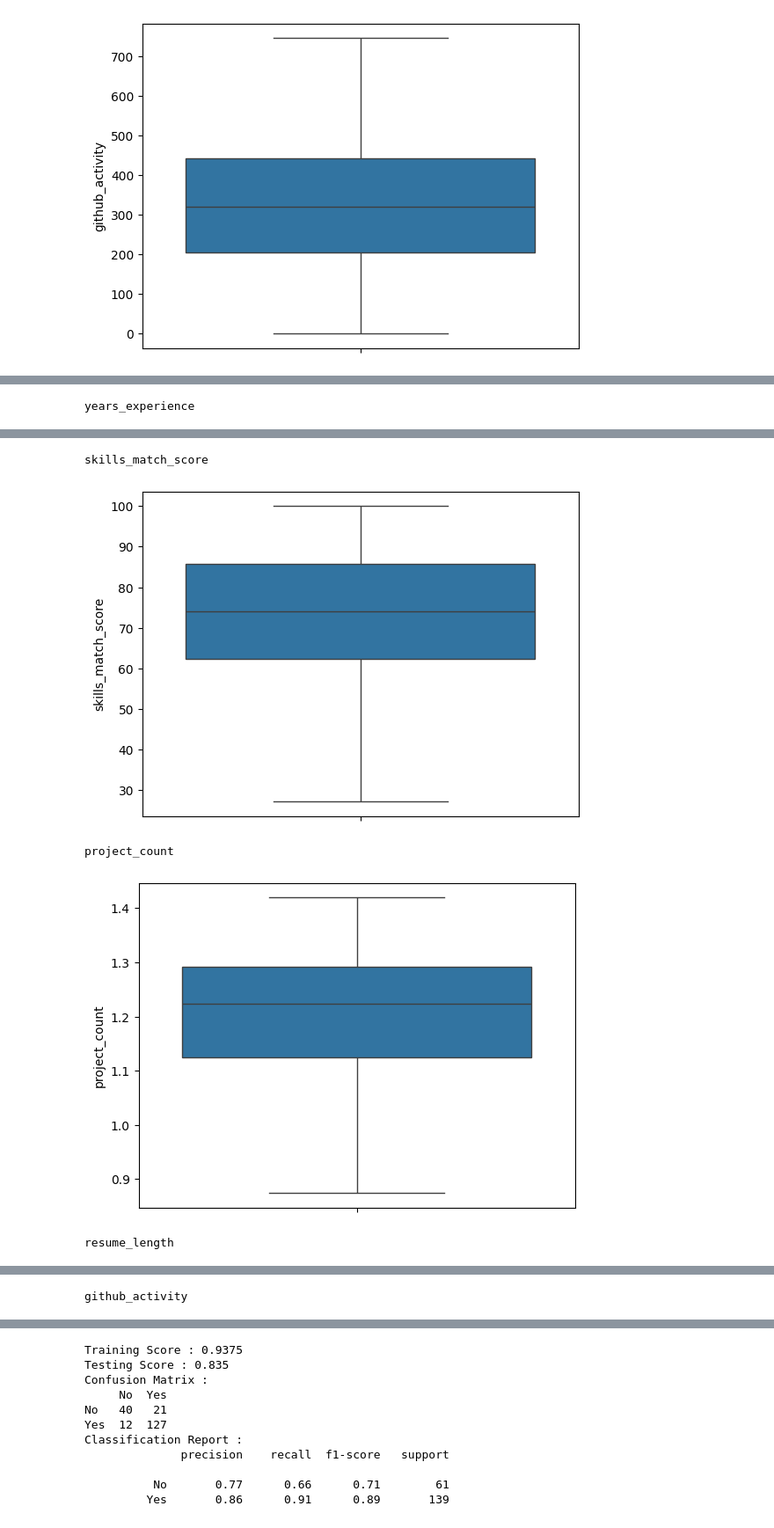
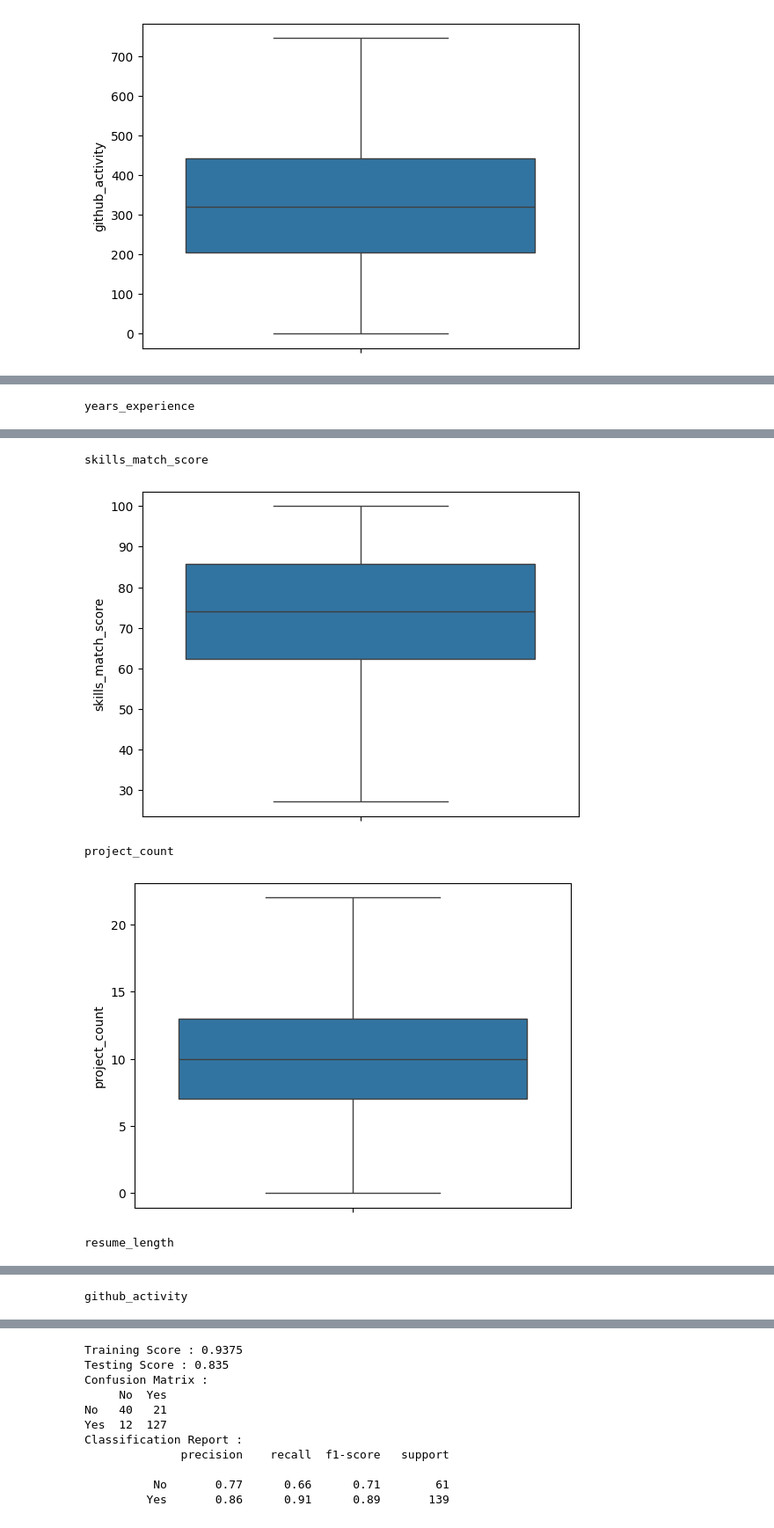
Before and after one commit to Abhang1210/ML_Project, a Jupyter notebook: main.ipynb, the cells around one changed output, grey strips where cells are left out. Shown at 88% size. Drawn from its saved outputs; the diff is of its cells as text; code cells hidden in the pictures.

```diff
--- a/main.ipynb
+++ b/main.ipynb
@@ -117,2 +107,2 @@ num_cols["resume_length"] = np.sqrt(num_cols["resume_length"])
 # %%
-df = replace_outliers(num_cols)
+num_cols = replace_outliers(num_cols)
@@ -119,13 +142,13 @@ df = replace_outliers(num_cols)
 # %%
-for i in df:
+for i in num_cols:
     print(f"{i}")
-    sns.boxplot(df[i])
+    sns.boxplot(num_cols[i])
     plt.show()
 # %% [output]
 years_experience
 [figure]
 skills_match_score
 [figure]
 project_count
-[figure, old version]
+[figure, new version]
 resume_length
```
Also changed, not shown: parts of 13 cells of this notebook, 2 other files.
